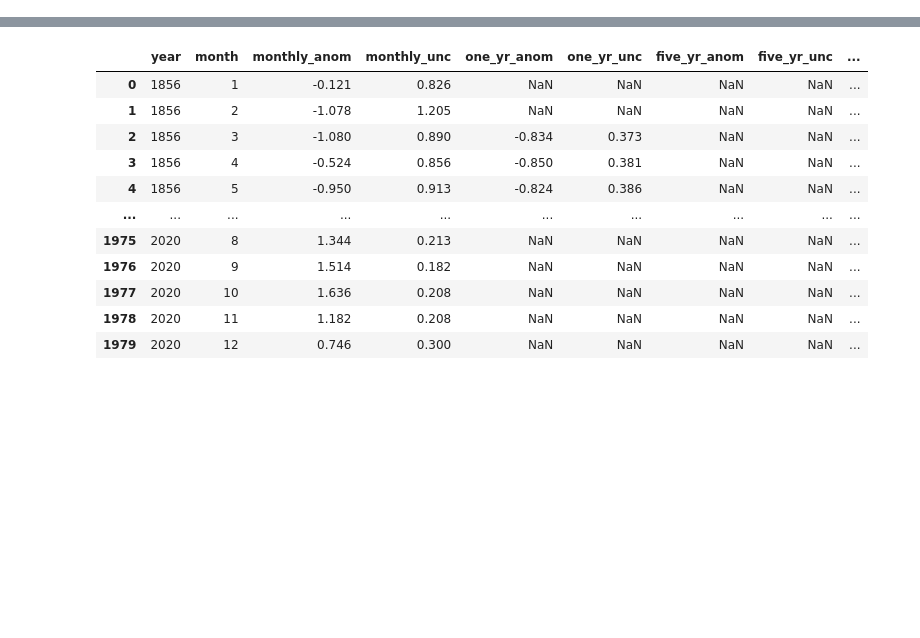
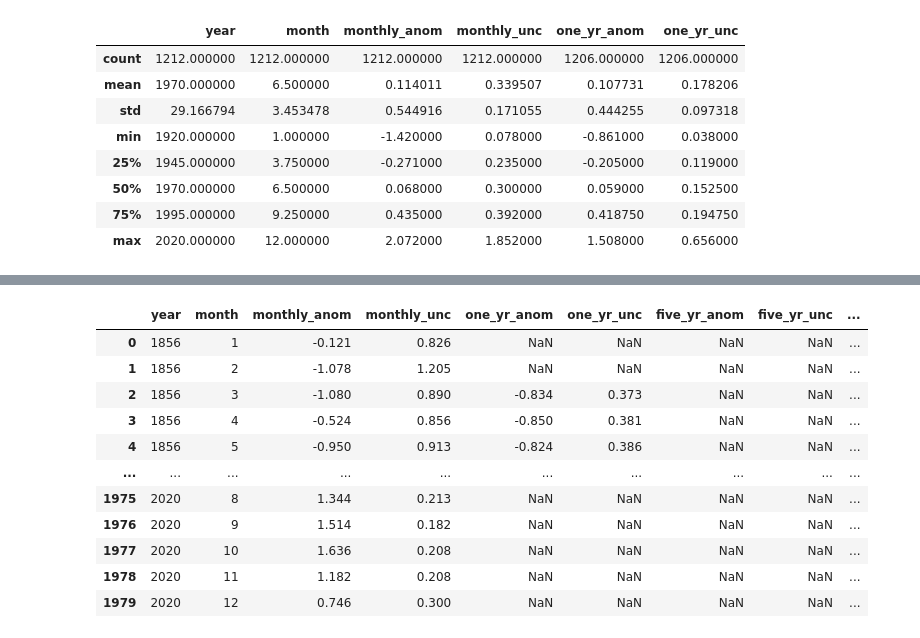
Before and after one commit to gowrath/Climate_EDA-SouthAmerica, a Jupyter notebook: owyang_sandbox.ipynb, the cells around one changed output, grey strips where cells are left out. Saved outputs shown, nothing was run; the diff lists cells and outputs as text; code cells hidden in the pictures; blank space fills up the shorter version.

```diff
--- a/owyang_sandbox.ipynb
+++ b/owyang_sandbox.ipynb
@@ -12,0 +64,8 @@ brazil_saopaulo_file = 'SaoPaulo.txt'
+# %%
+# files and constants
+south_america_file = 'SouthAmerica_raw.txt'
+lima_file = 'Lima_Peru_raw.txt'
+santiago_file = 'Santiago_Chile_raw.txt'
+saopaulo_file = 'SaoPaulo_Brazil_raw.txt'
+
+weather_cols = ['year', 'month', 'monthly_anom', 'monthly_unc', 'one_yr_anom', 'one_yr_unc']
@@ -12,0 +85,12 @@ brazil_saopaulo_file = 'SaoPaulo.txt'
+# %%
+lima_data.describe()
+# %% [output]
+|  | year | month | monthly_anom | monthly_unc | one_yr_anom | one_yr_unc |
+| count | 1212.000000 | 1212.000000 | 1212.000000 | 1212.000000 | 1206.000000 | 1206.000000 |
+| mean | 1970.000000 | 6.500000 | 0.114011 | 0.339507 | 0.107731 | 0.178206 |
+| std | 29.166794 | 3.453478 | 0.544916 | 0.171055 | 0.444255 | 0.097318 |
+| min | 1920.000000 | 1.000000 | -1.420000 | 0.078000 | -0.861000 | 0.038000 |
+| 25% | 1945.000000 | 3.750000 | -0.271000 | 0.235000 | -0.205000 | 0.119000 |
+| 50% | 1970.000000 | 6.500000 | 0.068000 | 0.300000 | 0.059000 | 0.152500 |
+| 75% | 1995.000000 | 9.250000 | 0.435000 | 0.392000 | 0.418750 | 0.194750 |
+| max | 2020.000000 | 12.000000 | 2.072000 | 1.852000 | 1.508000 | 0.656000 |
```
Also changed, not shown: parts of 13 cells of this notebook, 1 other file.
